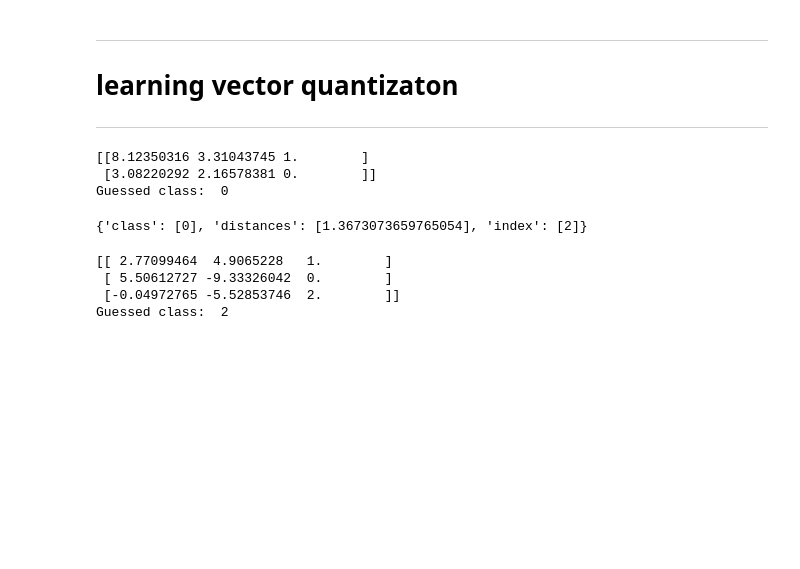
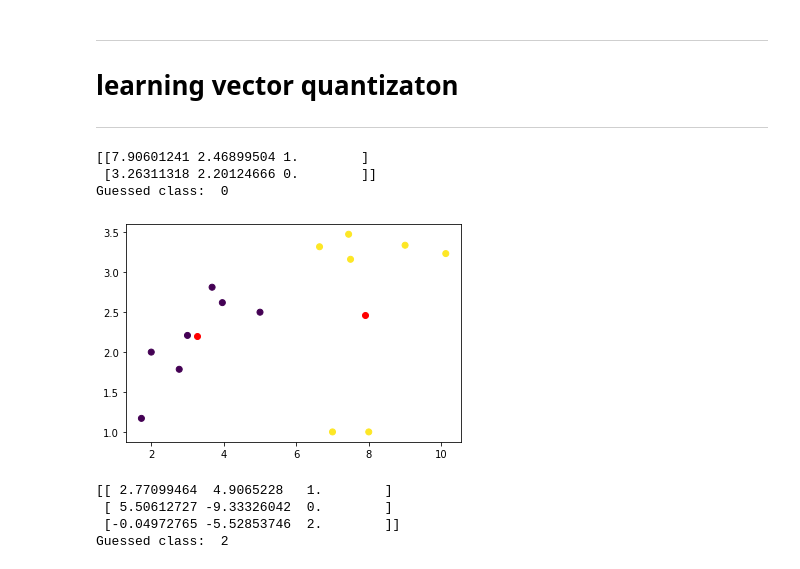
Before and after one commit to hsargoli/MyWorks, a Jupyter notebook: MLalgorithms.ipynb, the cells around one changed output. Drawn from its saved outputs; the diff is of its cells as text; code cells hidden in the pictures; blank space fills up the shorter version.

```diff
--- a/MLalgorithms.ipynb
+++ b/MLalgorithms.ipynb
@@ -588,34 +635,56 @@ Guessed class:  1
 # learning vector quantizaton
 -------------
 # %%
-codeBook = np.array([[10, 10, 1], [0, 0, 0.0]])
-p = print
+from collections import Counter
+data = [
+    [2.771244718, 1.784783929, 0],
+    [1.728571309, 1.169761413, 0],
+    [3.678319846, 2.81281357, 0],
+    [3.961043357, 2.61995032, 0],
+    [2.999208922, 2.209014212, 0],
+    [7.497545867, 3.162953546, 1],
+    [9.00220326, 3.339047188, 1],
+    [7.444542326, 3.476683375, 1],
+    [10.12493903, 3.234550982, 1],
+    [6.642287351, 3.319983761, 1],
+    [2,2,0],
+    [7,1,1],
+    [8,1,1],
+    [5,2.5,0]
+]
+data = np.array(data)
+xdata = data[:, :2]
+ydata = data[:, 2]
+ydata = [int(i) for i in ydata]
+
+codeBook = np.array([[0, 0, 1], [0, 0, 0.0]])
 b = []
 LR = 0.1
 epoch = 0
-Mepoch = 500
-while epoch < Mepoch:
+while epoch < 1000:
     for j in range(len(xdata)):
         a = [squared_diff2(xdata[j], codeBook[i]) for i in range(len(codeBook))]
         c = a.index(min(a))
         d = codeBook[c][2]
         e = data[j][2]
-        # p(e,d, e == d , codeBook[c])
         for k in range(len(codeBook[0]) - 1):
             if e == d:
                 codeBook[c][k] = codeBook[c][k] + (LR * (xdata[j][k] - codeBook[c][k]))
             elif e != d:
                 codeBook[c][k] = codeBook[c][k] - (LR * (xdata[j][k] - codeBook[c][k]))
     epoch += 1
-p(codeBook)
+print(codeBook)
 
 xnew = [3, 4]
 knn(1, xdata, ydata, xnew)
+plt.scatter(codeBook[:,0], codeBook[:,1],c = 'red')
+plt.scatter(xdata[:,0], xdata[:,1],c=ydata)
+plt.show()
 # %% [output]
-[[8.12350316 3.31043745 1.        ]
- [3.08220292 2.16578381 0.        ]]
+[[7.90601241 2.46899504 1.        ]
+ [3.26311318 2.20124666 0.        ]]
 Guessed class:  0
-{'class': [0], 'distances': [1.3673073659765054], 'index': [2]}
+[figure, added]
 # %%
 from sklearn.datasets import make_blobs
 
```
Also changed, not shown: parts of 15 cells of this notebook.
